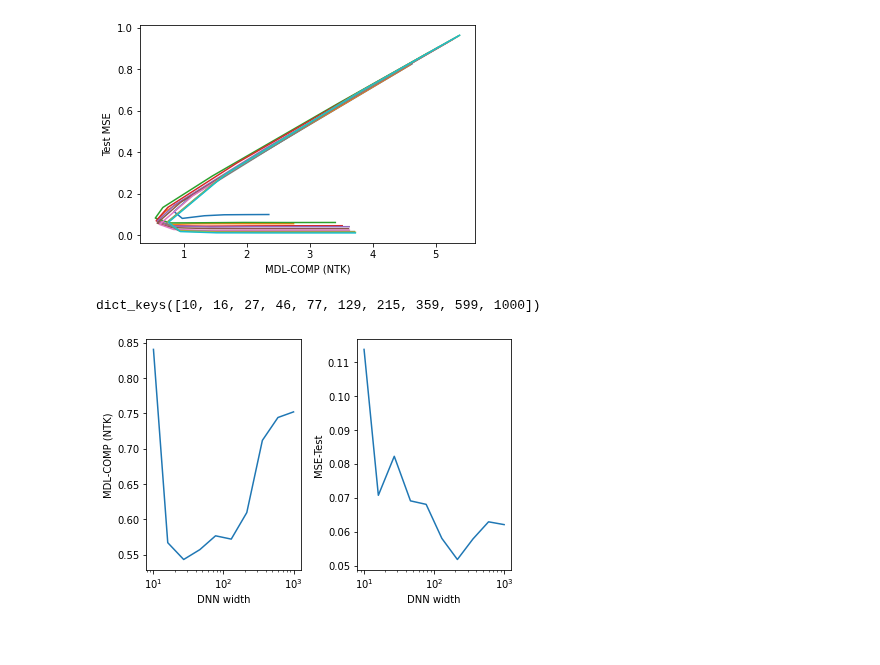
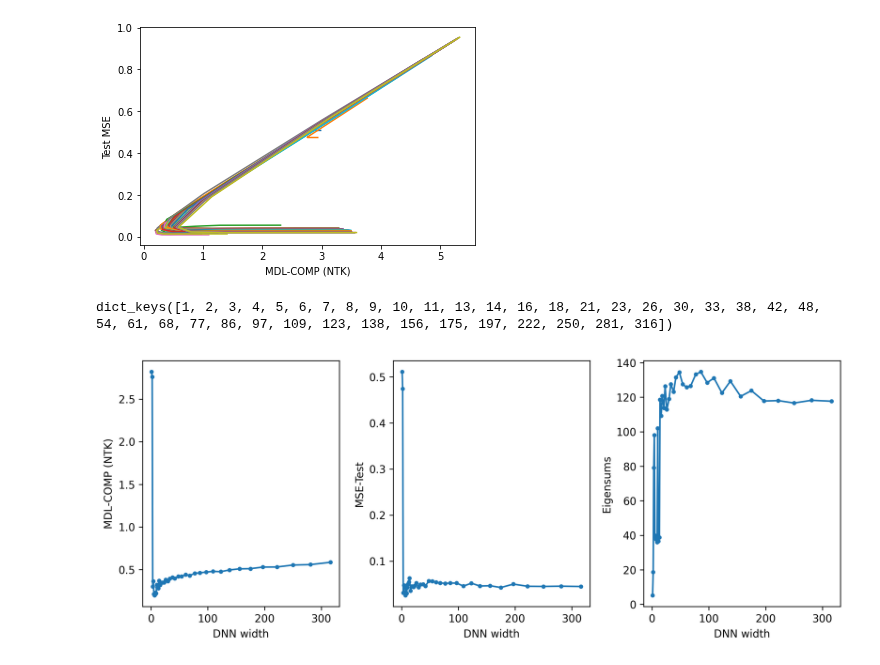
Before and after one commit to csinva/mdl-complexity, a Jupyter notebook: notebooks/05_empirical_ntk_complexity.ipynb, the cells around one changed output. Cells and saved outputs as stored; diff of their text form; code cells hidden in the pictures.

Commit message:
extended ntk results

```diff
--- a/notebooks/05_empirical_ntk_complexity.ipynb
+++ b/notebooks/05_empirical_ntk_complexity.ipynb
@@ -46,8 +46,10 @@ key1, key2, key3, key4 = random.split(random.PRNGKey(1), 4)
 D = 40
 N = 1000
 noise = 0.1
-lr = 0.01
+lr = 0.03
 n_epochs = 10000
+widths = np.logspace(0, 2.5, num=50)
+
 x_train = random.normal(key1, (N, D))
 x_test = random.normal(key2, (N, D))
 w = random.normal(key4, (D, 1))
@@ -57,7 +59,7 @@ y_test = x_test @ w
 # %%
 # get trained neural net
 results = {}
-for width in np.logspace(1, 3, num=10):
+for width in widths:
     width = int(width)
     init_fn, apply_fn, kernel_fn = stax.serial(
         stax.Dense(width), stax.Relu(),
@@ -117,31 +119,40 @@ for k in sorted(results.keys()):
     plt.ylabel('Test MSE')
 plt.show()
 # %% [output]
-[figure, old version]
+[figure, new version]
 # %%
 mdls = []
 mses = []
+eigensums = []
 print(results.keys())
 for k in sorted(results.keys()):
     mdls.append(np.min(np.array(results[k]['mdl_comps'])))
     argmin = onp.argmin(onp.array(results[k]['mdl_comps']))
     mses.append(results[k]['mse_tests'][argmin])
+    eigensums.append(results[k]['eigensums'][argmin])
 #     mses.append(np.min(np.array(results[k]['mse_tests'])))
 
-R, C = 1, 2
+R, C = 1, 3
+plt.figure(figsize=(10, 4), dpi=300, facecolor='w')
 plt.subplot(R, C, 1)
-plt.plot(sorted(results.keys()), mdls)
-plt.xscale('log')
+plt.plot(sorted(results.keys()), mdls, '.-')
+# plt.xscale('log')
 plt.xlabel('DNN width')
 plt.ylabel('MDL-COMP (NTK)')
 
 plt.subplot(R, C, 2)
-plt.plot(sorted(results.keys()), mses)
-plt.xscale('log')
+plt.plot(sorted(results.keys()), mses, '.-')
+# plt.xscale('log')
 plt.xlabel('DNN width')
 plt.ylabel('MSE-Test')
+
+plt.subplot(R, C, 3)
+plt.plot(sorted(results.keys()), eigensums, '.-')
+# plt.xscale('log')
+plt.xlabel('DNN width')
+plt.ylabel('Eigensums')
 plt.tight_layout()
 plt.show()
 # %% [output]
-dict_keys([10, 16, 27, 46, 77, 129, 215, 359, 599, 1000])
+dict_keys([1, 2, 3, 4, 5, 6, 7, 8, 9, 10, 11, 13, 14, 16, 18, 21, 23, 26, 30, 33, 38, 42, 48, 54, 61, 68, 77, 86, 97, 109, 123, 138, 156, 175, 197, 222, 250, 281, 316])
-[figure, old version]
+[figure, new version]
```
Also changed, not shown: parts of 2 cells of this notebook, 1 other file.
